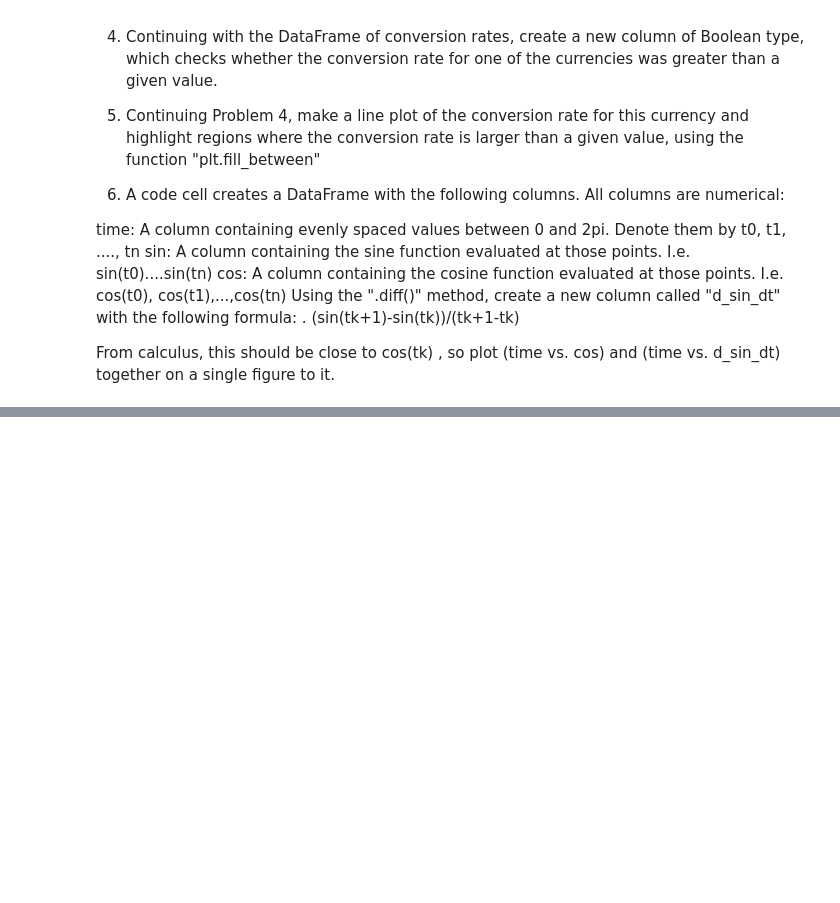
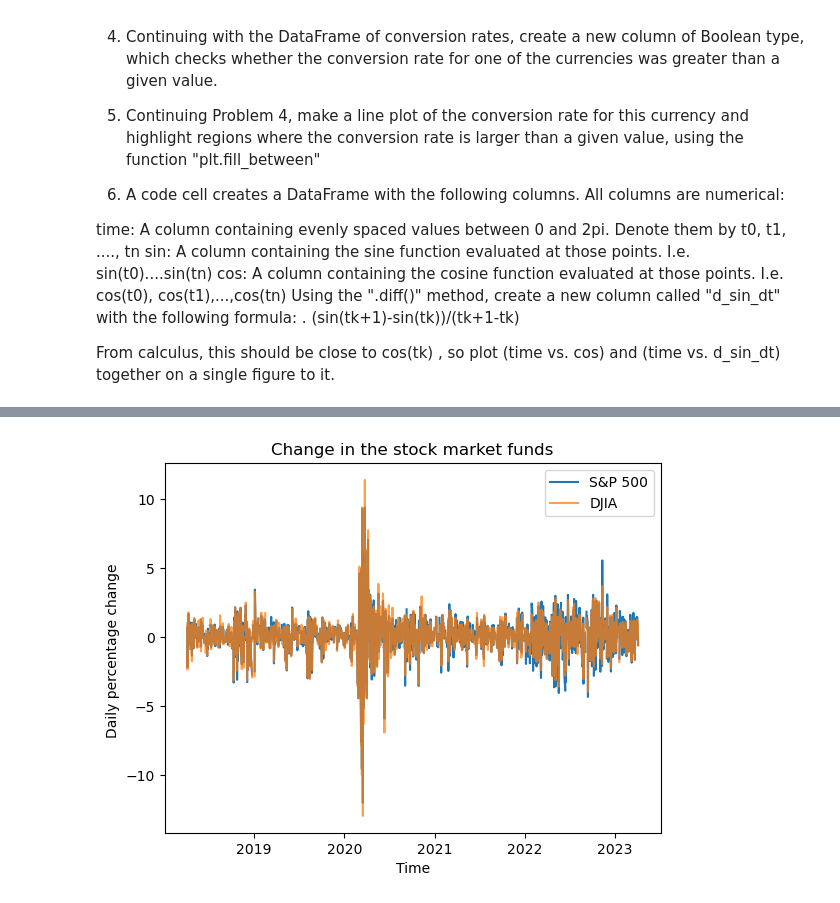
Before and after one commit to jshin0229/qtm151fall2025real, a Jupyter notebook: quiz_prep4.ipynb, the cells around one changed output, grey strips where cells are left out. Cells and saved outputs as stored; diff of their text form; code cells hidden in the pictures; blank space fills up the shorter version.

```diff
--- a/quiz_prep4.ipynb
+++ b/quiz_prep4.ipynb
@@ -79,0 +74,27 @@ plt.show()
+# %%
+#3. Read in a .csv file to create a DataFrame which contains conversion
+# rates for Euros to U.S. dollars and British Pounds to U.S. dollars over time.
+# Compute non-dimensional percentage growth values for each and plot
+# together on a single plot. (You can use matplotlib.pyplot or the .plot()
+# method connected to a DataFrame).
+
+
+df_financial["growth_djia"] = (df_financial["djia"].diff()
+         / df_financial["djia"].shift(1) )* 100
+
+df_financial["growth_sp500"] = (df_financial["sp500"].diff()/
+    df_financial["sp500"].shift(1)) * 100
+
+plt.plot("date", "growth_sp500",
+          data = df_financial)
+plt.plot("date", "growth_djia",
+          data = df_financial,alpha = 0.75)
+
+
+plt.xlabel("Time")
+plt.ylabel("Daily percentage change ")
+plt.title("Change in the stock market funds")
+plt.legend(["S&P 500", "DJIA"])
+plt.show()
+# %% [output]
+[figure, added]
```
Also changed, not shown: parts of 8 cells of this notebook, 1 other file.
